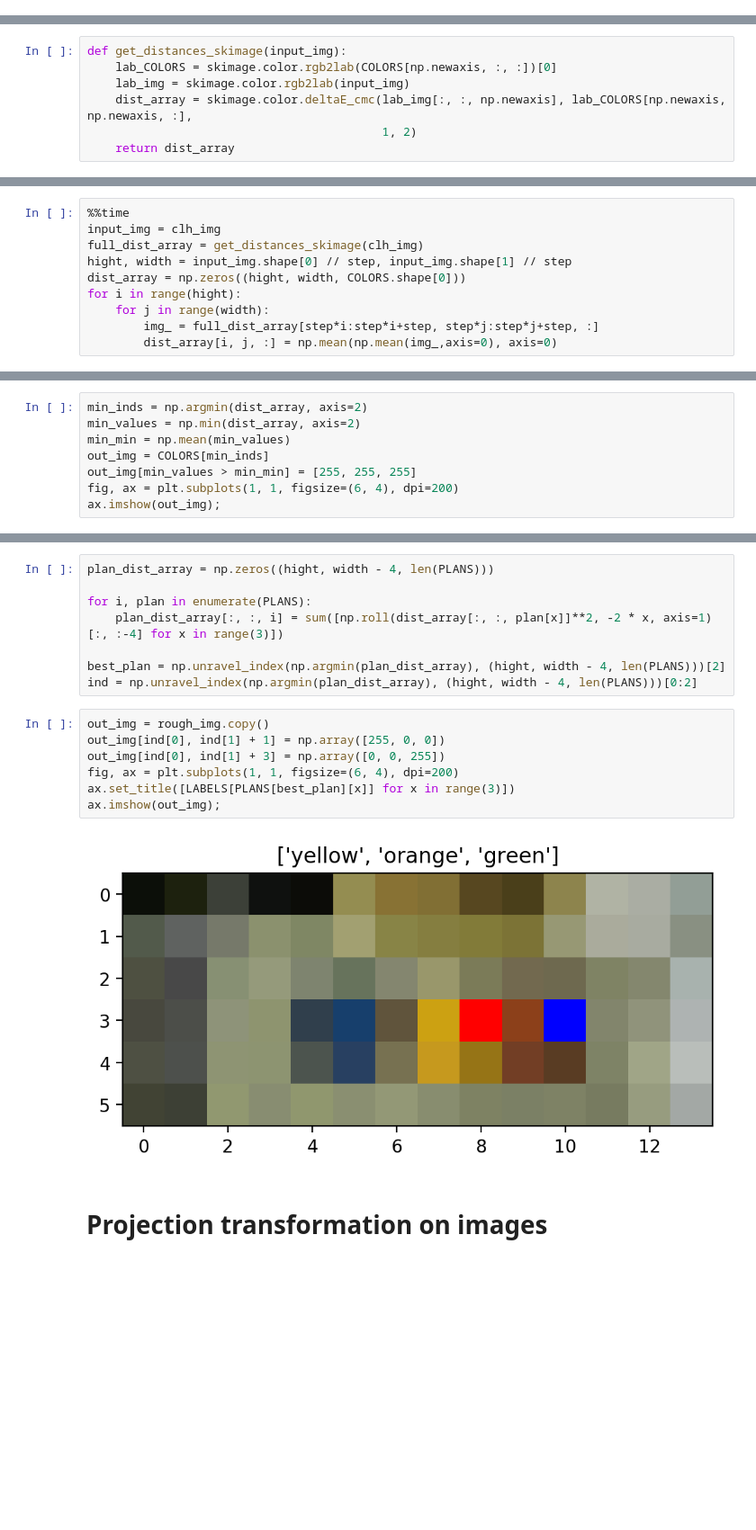
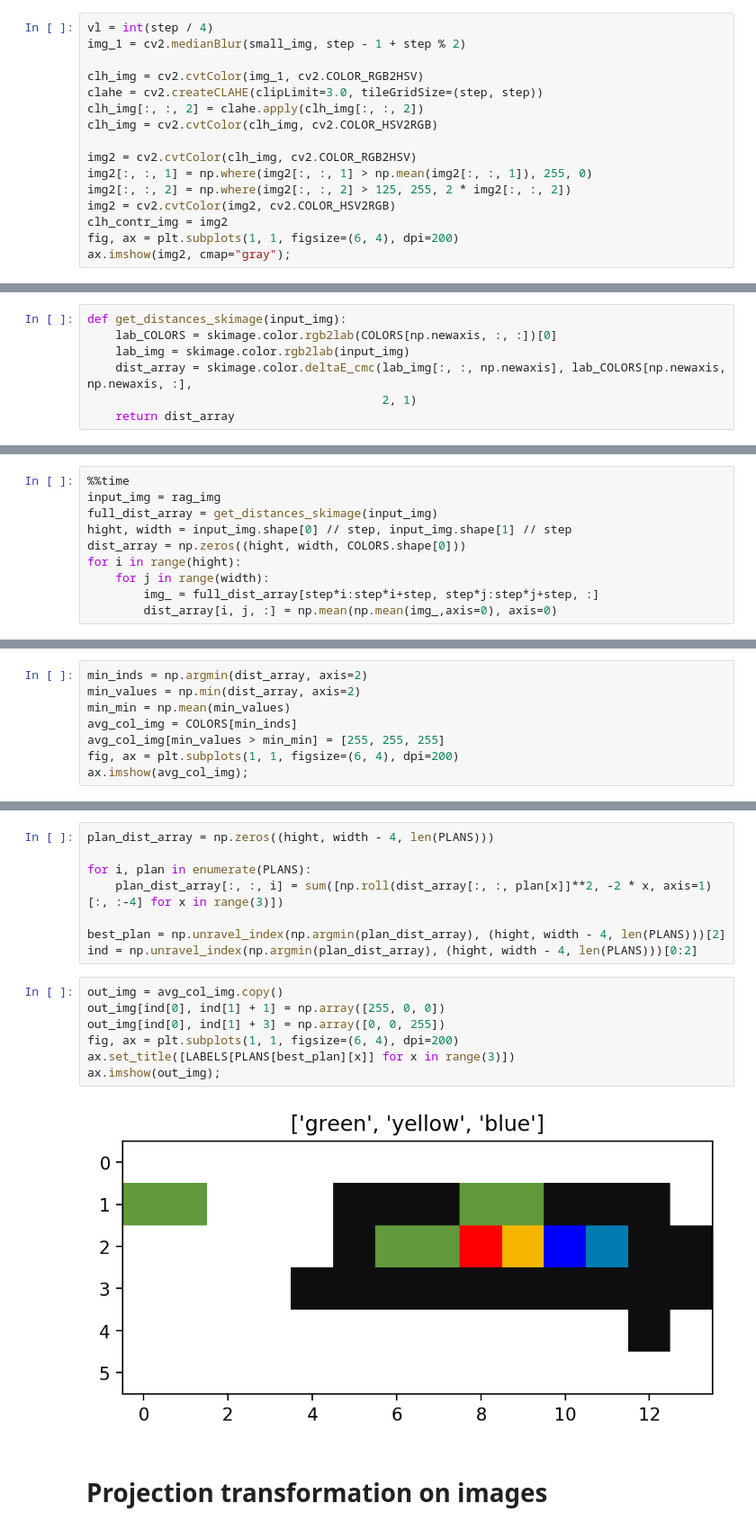
Before and after one commit to SkoltechRobotics/Eurobot2018, a Jupyter notebook: ComputerVision/CubeSequenceRecognition/PlanRecognition.ipynb, the cells around one changed output, grey strips where cells are left out. Shown at 90% size. Saved outputs shown, nothing was run; the diff lists cells and outputs as text; blank space fills up the shorter version.

```diff
--- a/ComputerVision/CubeSequenceRecognition/PlanRecognition.ipynb
+++ b/ComputerVision/CubeSequenceRecognition/PlanRecognition.ipynb
@@ -100,0 +118,16 @@ ax.imshow(clh_img);
+# %%
+vl = int(step / 4)
+img_1 = cv2.medianBlur(small_img, step - 1 + step % 2)
+
+clh_img = cv2.cvtColor(img_1, cv2.COLOR_RGB2HSV)
+clahe = cv2.createCLAHE(clipLimit=3.0, tileGridSize=(step, step))
+clh_img[:, :, 2] = clahe.apply(clh_img[:, :, 2])
+clh_img = cv2.cvtColor(clh_img, cv2.COLOR_HSV2RGB)
+
+img2 = cv2.cvtColor(clh_img, cv2.COLOR_RGB2HSV)
+img2[:, :, 1] = np.where(img2[:, :, 1] > np.mean(img2[:, :, 1]), 255, 0)
+img2[:, :, 2] = np.where(img2[:, :, 2] > 125, 255, 2 * img2[:, :, 2])
+img2 = cv2.cvtColor(img2, cv2.COLOR_HSV2RGB)
+clh_contr_img = img2
+fig, ax = plt.subplots(1, 1, figsize=(6, 4), dpi=200)
+ax.imshow(img2, cmap="gray");
@@ -173,5 +253,5 @@ def get_distances_skimage(input_img):
     lab_COLORS = skimage.color.rgb2lab(COLORS[np.newaxis, :, :])[0]
     lab_img = skimage.color.rgb2lab(input_img)
     dist_array = skimage.color.deltaE_cmc(lab_img[:, :, np.newaxis], lab_COLORS[np.newaxis, np.newaxis, :],
-                                          1, 2)
+                                          2, 1)
     return dist_array
@@ -188,8 +259,8 @@ def get_distances_skimage(input_img):
 ## Dist array for full image
 # %%
 %%time
-input_img = clh_img
-full_dist_array = get_distances_skimage(clh_img)
+input_img = rag_img
+full_dist_array = get_distances_skimage(input_img)
 hight, width = input_img.shape[0] // step, input_img.shape[1] // step
 dist_array = np.zeros((hight, width, COLORS.shape[0]))
 for i in range(hight):
@@ -213,8 +283,8 @@ ax.imshow(out_img);
 min_inds = np.argmin(dist_array, axis=2)
 min_values = np.min(dist_array, axis=2)
 min_min = np.mean(min_values)
-out_img = COLORS[min_inds]
-out_img[min_values > min_min] = [255, 255, 255]
+avg_col_img = COLORS[min_inds]
+avg_col_img[min_values > min_min] = [255, 255, 255]
 fig, ax = plt.subplots(1, 1, figsize=(6, 4), dpi=200)
-ax.imshow(out_img);
+ax.imshow(avg_col_img);
 # %% [output]
@@ -238,14 +300,14 @@ for i, plan in enumerate(PLANS):
 best_plan = np.unravel_index(np.argmin(plan_dist_array), (hight, width - 4, len(PLANS)))[2]
 ind = np.unravel_index(np.argmin(plan_dist_array), (hight, width - 4, len(PLANS)))[0:2]
 # %%
-out_img = rough_img.copy()
+out_img = avg_col_img.copy()
 out_img[ind[0], ind[1] + 1] = np.array([255, 0, 0])
 out_img[ind[0], ind[1] + 3] = np.array([0, 0, 255])
 fig, ax = plt.subplots(1, 1, figsize=(6, 4), dpi=200)
 ax.set_title([LABELS[PLANS[best_plan][x]] for x in range(3)])
 ax.imshow(out_img);
 # %% [output]
-[figure, old version]
+[figure, new version]
 # %% [markdown]
 # Projection transformation on images
 # %%
```
Also changed, not shown: parts of 27 cells of this notebook.
